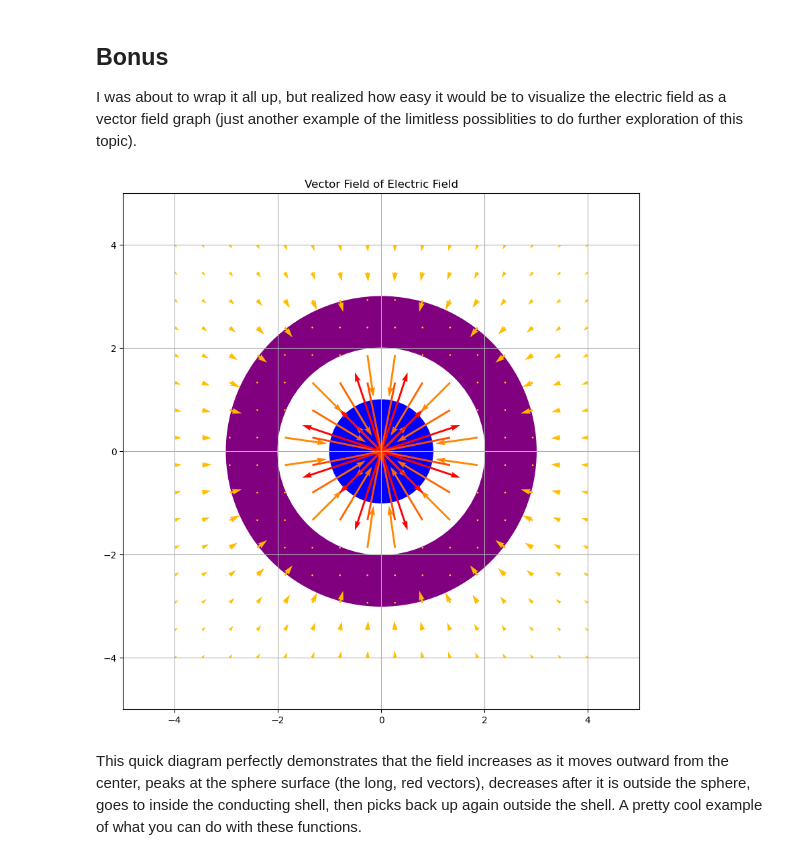
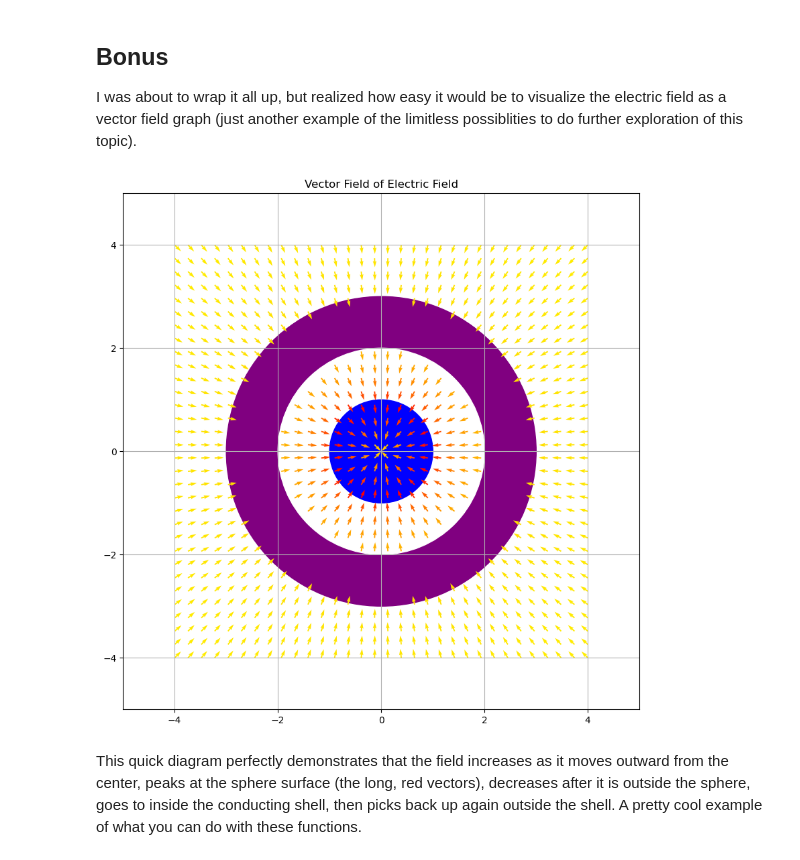
Before and after one commit to sjaffe314/Charged-Sphere-Simulation, a Jupyter notebook: Charged Sphere Simulation Walkthrough.ipynb, the cells around one changed output. Drawn from its saved outputs; the diff is of its cells as text; code cells hidden in the pictures.

Commit message:
Normalizes lengths of vectors

```diff
--- a/Charged Sphere Simulation Walkthrough.ipynb
+++ b/Charged Sphere Simulation Walkthrough.ipynb
@@ -186,36 +186,39 @@ ax.set_ylim(-5, 5)
 ax.grid()
 
 ax.set_title('Vector Field of Electric Field')
 
 # Draw sphere and shell
 ax.add_patch(patches.Circle((0, 0), radius=CE, color='purple'))
 ax.add_patch(patches.Circle((0, 0), radius=CS, color='white'))
 ax.add_patch(patches.Circle((0, 0), radius=R, color='blue'))
 
-bX, bY = np.meshgrid(np.linspace(-maxDistance, maxDistance, 16),
-                           np.linspace(-maxDistance, maxDistance, 16))
+bX, bY = np.meshgrid(np.linspace(-maxDistance, maxDistance, 32),
+                           np.linspace(-maxDistance, maxDistance, 32))
 
 # Allows functions to act elementwise
 vectorizedCalcCharge = np.vectorize(calculateCharge)
 vectorizedCalcField = np.vectorize(calculateField)
 
 rs = np.sqrt(bX**2 + bY**2)
 Es = vectorizedCalcField(rs, vectorizedCalcCharge(rs))
 
 # Calculates the x and y components of the electric field vectors
 bU = bX / rs * Es
 bV = bY / rs * Es
 
 # Determines the color based on how long it is
 magnitudes = np.abs(Es)
 maxMagnitude = np.max(magnitudes)
-toColor = lambda magnitude : [1, 0.8 * (1 - magnitude / maxMagnitude), 0]
+toColor = lambda magnitude : [1, 0.95 * (1 - magnitude / maxMagnitude), 0]
 colors = np.array(list(map(toColor, magnitudes.flatten())))
+
+# unitizes the vectors
+bU, bV = bU / magnitudes, bV / magnitudes
 
 ax.quiver(bX, bY, bU, bV, color=colors)
 
 plt.show()
 # %% [output]
-[figure, old version]
+[figure, new version]
 # %% [markdown]
 This quick diagram perfectly demonstrates that the field increases as it moves outward from the center, peaks at the sphere surface (the long, red vectors), decreases after it is outside the sphere, goes to  inside the conducting shell, then picks back up again outside the shell. A pretty cool example of what you can do with these functions.
```
